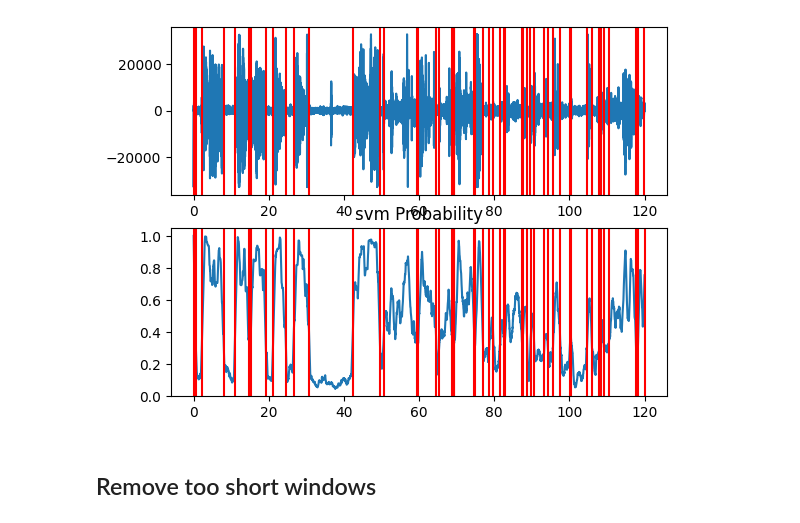
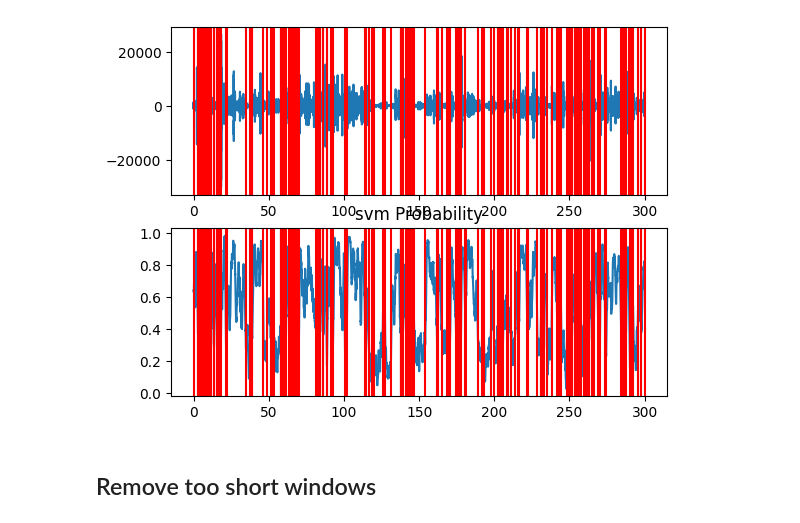
Before and after one commit to atsss/silence_remover, a Jupyter notebook: notebooks/pyAudioAnalysis.ipynb, the cells around one changed output. Saved outputs shown, nothing was run; the diff lists cells and outputs as text; code cells hidden in the pictures.

```diff
--- a/notebooks/pyAudioAnalysis.ipynb
+++ b/notebooks/pyAudioAnalysis.ipynb
@@ -1,24 +1,25 @@
 # %%
 #import required libraries
 import os
 from pyAudioAnalysis import audioBasicIO as aIO
 from pyAudioAnalysis import audioSegmentation as aS
 # path to audio file
-file ='../assets/202402181903_one_channel_120sec.wav'
+# file ='../assets/202402181903_one_channel_120sec.wav'
+file ='../assets/noise_canceled.wav'
 
 assert os.path.isfile(file)
 
 # below method returns the active / non silent segments of the audio file
 [Fs, x] = aIO.read_audio_file(file)
 segments = aS.silence_removal(x,
                              Fs,
                              0.020,
                              0.020,
                              smooth_window=1.0,
                              weight=0.3,
                              plot=True)
 # %% [output]
-[figure, old version]
+[figure, new version]
 # %% [markdown]
 ## Remove too short windows
 # %%
```
Also changed, not shown: parts of 3 cells of this notebook.
